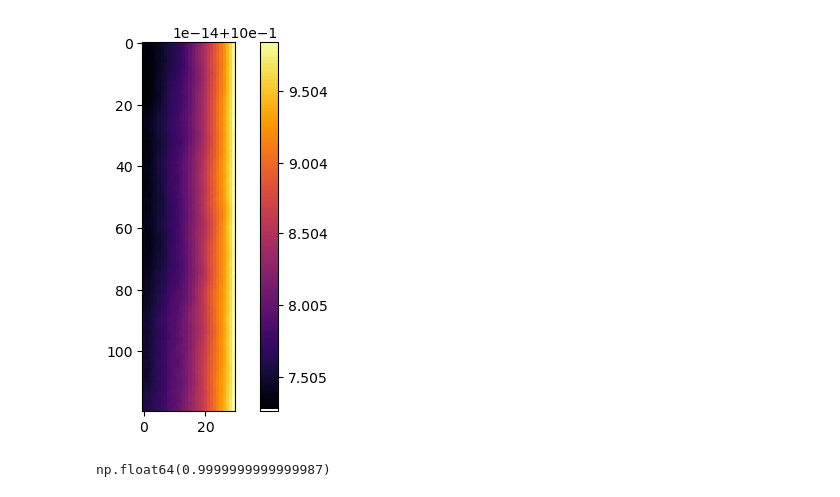
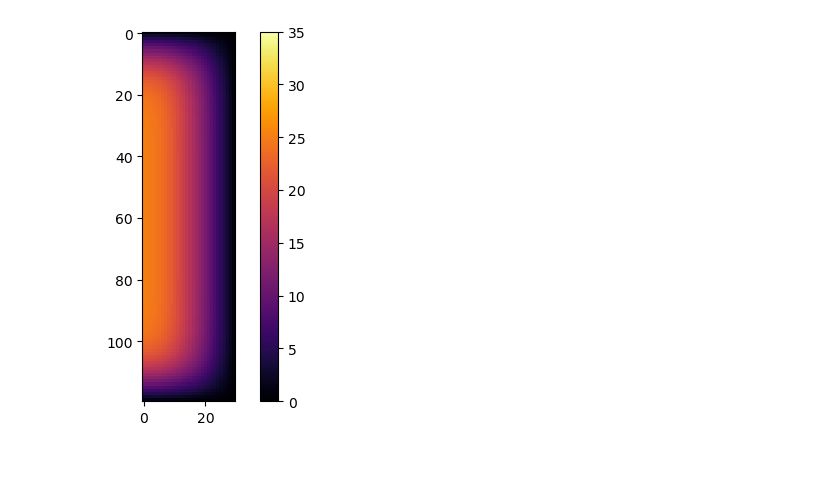
Before and after one commit to me701/homework-4-bourmanleegibson, a Jupyter notebook: Solution.ipynb, the cells around one changed output. Drawn from its saved outputs; the diff is of its cells as text; code cells hidden in the pictures; blank space fills up the shorter version.

```diff
--- a/Solution.ipynb
+++ b/Solution.ipynb
@@ -32,12 +32,12 @@ N_z = 120
 r_edge = np.linspace(0, r, N_r+1)
 z_edge = np.linspace(0, h, N_z+1)
 
-r_center = r_edge[1:]-r_edge[0]/2
-z_center = z_edge[1:]-z_edge[0]/2
+r_center = (r_edge[:-1]+r_edge[1:])/2
+z_center = z_edge[:-1]+z_edge[1:]/2
 # %%
 BC_z = ('robin', HTC, T_oo)
-BC_r_top = ('neumann', 0)#('robin', HTC, T_oo)
-BC_r_bottom = ('neumann', 0)#('robin', HTC, T_oo)
+BC_r_top = ('robin', HTC, T_oo)
+BC_r_bottom = ('robin', HTC, T_oo)
 # %%
 A, b = construct_system(r_center, z_center, kfun, qppp,
                         BC_z, BC_r_top, BC_r_bottom)
@@ -47,11 +45,11 @@ A_spc = csr_matrix(A)
 # %%
 def T_prime(t, T, A, b, rho, c_p):
-    return (b - A@T)*rho*c_p
+    return (b - A@T)/rho/c_p
 # %%
 T0 = 35 * np.ones(A.shape[0]) # {deg C}
 
 t_initial = 0
-t_final = 0.001
+t_final = 900
 t_eval = np.linspace(t_initial, t_final, 100) # times at which we want the solution; otherwise, the solver selects!
 
 sol = solve_ivp(T_prime, [t_initial, t_final], T0,
@@ -59,11 +57,7 @@ sol = solve_ivp(T_prime, [t_initial, t_final], T0,
                 t_eval=t_eval,
                 method='BDF')
 # %%
-i=1
-plt.imshow(sol.y[:,i].reshape((N_z, N_r)), cmap="inferno"); cbar = plt.colorbar();
+i=99
+plt.imshow(sol.y[:,i].reshape((N_z, N_r)), cmap="inferno",vmin=0,vmax=np.max(sol.y)); cbar = plt.colorbar();
 # %% [output]
-[figure, old version]
+[figure, new version]
-# %%
-max(sol.y[:,i])
-# %% [output]
-np.float64(0.9999999999999987)
```
Also changed, not shown: parts of 9 cells of this notebook.
